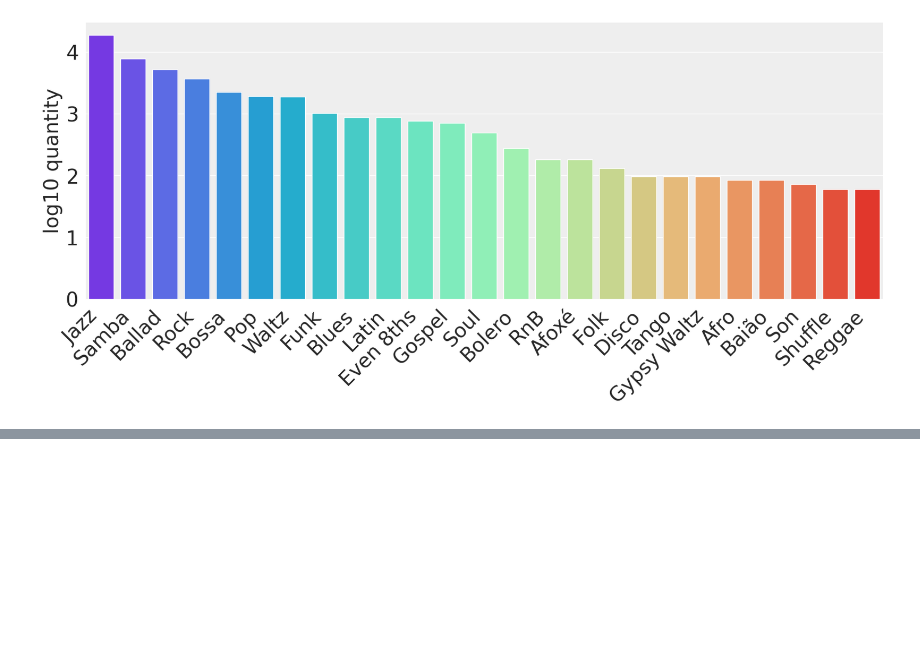
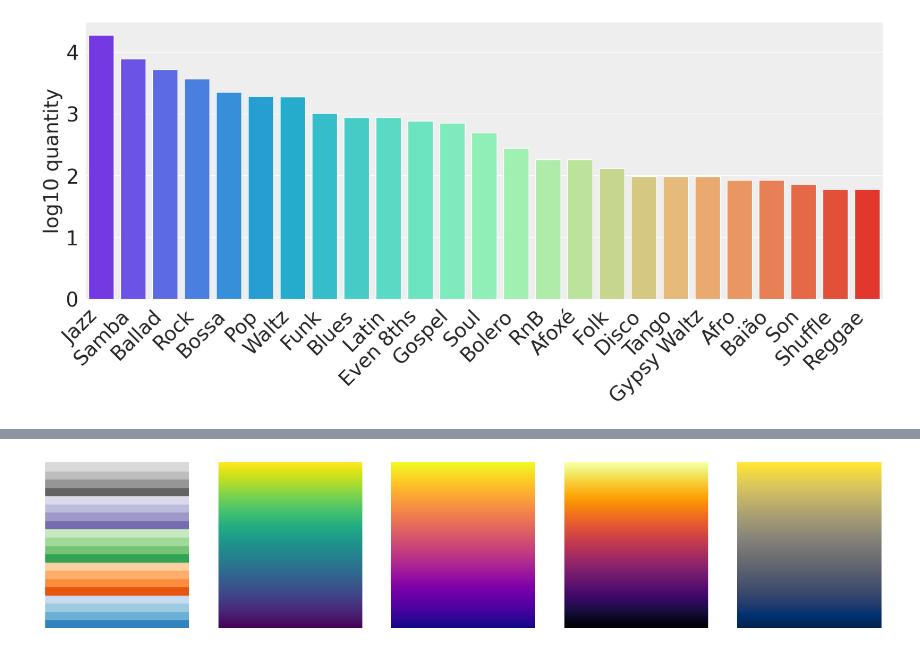
Before and after one commit to fosfrancesco/chromaflow, a Jupyter notebook: src/plots_and_figures.ipynb, the cells around one changed output, grey strips where cells are left out. Cells and saved outputs as stored; diff of their text form; code cells hidden in the pictures; blank space fills up the shorter version.

```diff
--- a/src/plots_and_figures.ipynb
+++ b/src/plots_and_figures.ipynb
@@ -73,0 +154,31 @@ Passing `palette` without assigning `hue` is deprecated and will be removed in v
+# %%
+import matplotlib.pyplot as plt
+
+# New palette options
+
+# Palette 1: Original (plt.cm.tab20c.colors)
+palette_1 = plt.cm.tab20c.colors
+
+# Palette 2: Viridis
+palette_2 = plt.cm.viridis.colors
+
+# Palette 3: Plasma
+palette_3 = plt.cm.plasma.colors
+
+# Palette 4: Inferno
+palette_4 = plt.cm.inferno.colors
+
+# Palette 5: Cividis
+palette_5 = plt.cm.cividis.colors
+
+# Display palettes
+fig, axs = plt.subplots(1, 5, figsize=(15, 3))
+for ax, palette in zip(axs, [palette_1, palette_2, palette_3, palette_4, palette_5]):
+    for i in range(len(palette)):
+        ax.add_patch(plt.Rectangle((0, i), 1, 1, color=palette[i]))
+    ax.set_xlim(0, 1)
+    ax.set_ylim(0, len(palette))
+    ax.axis('off')
+plt.show()
+# %% [output]
+[figure, added]
```
Also changed, not shown: parts of 4 cells of this notebook.
